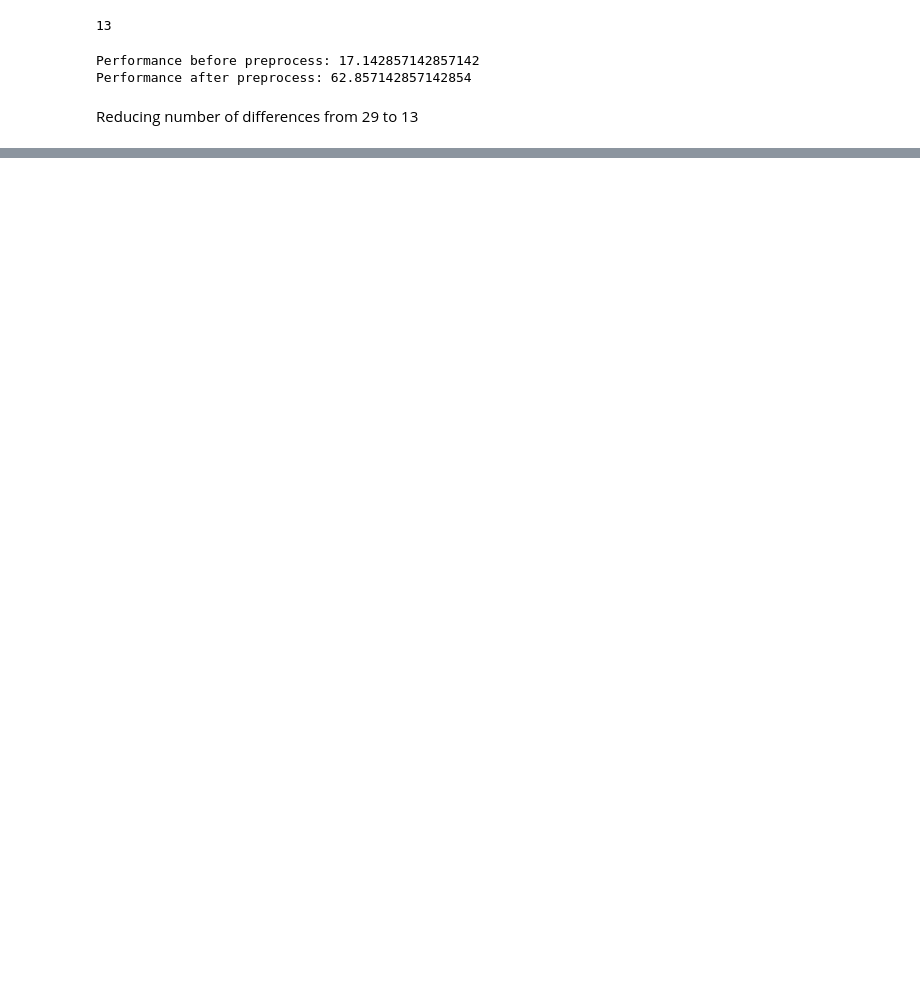
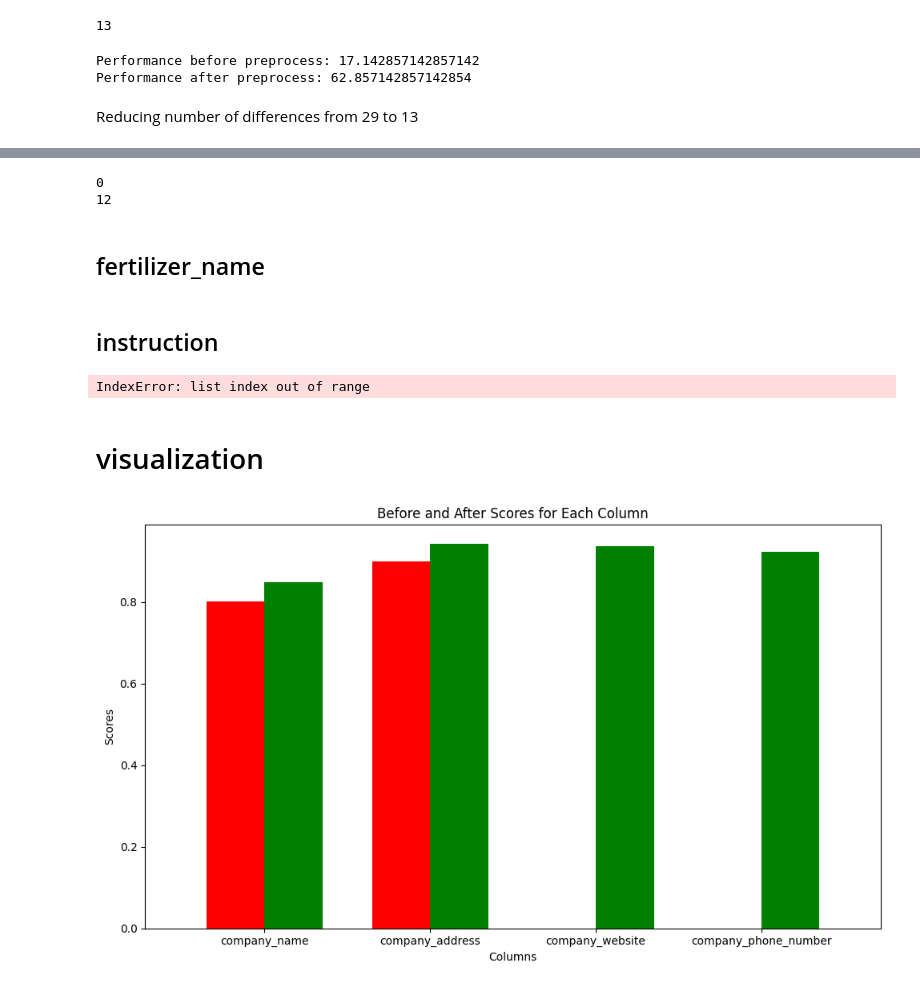
Before and after one commit to ai-cfia/fertiscan-pipeline, a Jupyter notebook: notebooks/metric.ipynb, the cells around one changed output, grey strips where cells are left out. Cells and saved outputs as stored; diff of their text form; code cells hidden in the pictures; blank space fills up the shorter version.

Commit message:
feat: add scores and visualization

```diff
--- a/notebooks/metric.ipynb
+++ b/notebooks/metric.ipynb
@@ -1190,0 +1287,2 @@ Reducing number of differences from 29 to 13
+# %%
+score_df = df_flatten.copy()
@@ -1190,0 +1385,15 @@ Reducing number of differences from 29 to 13
+# %%
+import phonenumbers
+
+def normalize_phone_number(phone, country='CA'):
+    try:
+        parsed = phonenumbers.parse(phone, country)
+        return phonenumbers.format_number(parsed, phonenumbers.PhoneNumberFormat.E164)
+    except phonenumbers.NumberParseException:
+        return phone
+
+score_df['expected_output_company_phone_number_normalized'] = score_df['expected_output_company_phone_number'].apply(normalize_phone_number)
+score_df['dspy_output_company_phone_number_normalized'] = score_df['dspy_output_company_phone_number'].apply(normalize_phone_number)
+
+score_df['company_phone_number_score_before'] = score_df.apply(lambda x: exact_match(x, 'expected_output_company_phone_number', 'dspy_output_company_phone_number'), axis=1)
+score_df['company_phone_number_score_after'] = score_df.apply(lambda x: exact_match(x, 'expected_output_company_phone_number_normalized', 'dspy_output_company_phone_number_normalized'), axis=1)
@@ -1190,0 +1412,62 @@ Reducing number of differences from 29 to 13
+# %%
+print(len(score_df[score_df['expected_output_company_phone_number'] == score_df['dspy_output_company_phone_number']]))
+print(len(score_df[score_df['expected_output_company_phone_number_normalized'] == score_df['dspy_output_company_phone_number_normalized']]))
+# %% [output]
+0
+12
+# %% [markdown]
+## fertilizer_name
+# %% [markdown]
+## instruction
+# %%
+# df_flatten_not_nan['cosine_similarity_sentence_transformer'] = df_flatten_not_nan.apply(lambda row: calc_cosine_similarity(model, row), axis=1)
+score_df['cosine_similarity_sentence_transformer_before'] = score_df.apply(lambda row: general_cosine(model, row['expected_output_instructions_en'], row['dspy_output_instructions_en']), axis=1)
+# %% [output]
+IndexError: list index out of range
+# %% [markdown]
+# visualization
+# %%
+import matplotlib.pyplot as plt
+import numpy as np
+import pandas as pd
+
+# Example DataFrame with before and after scores for each column
+data = {
+    'company_name': {'before': score_df['company_name_score_before'].mean(), 'after': score_df['company_name_score_after'].mean()},
+    'company_address': {'before': score_df['company_address_score_before'].mean(), 'after': score_df['company_address_score_after'].mean()},
+    'company_website': {'before': score_df['company_website_score_before'].mean(), 'after': score_df['company_website_score_after'].mean()},
+    'company_phone_number': {'before': score_df['company_phone_number_score_before'].mean(), 'after': score_df['company_phone_number_score_after'].mean()},
+}
+
+# Convert to a DataFrame
+df = pd.DataFrame(data)
+
+# Create the plot
+fig, ax = plt.subplots(figsize=(10, 6))
+
+# Set the positions for the bar plots
+x = np.arange(len(df.columns))  # Position for each column
+width = 0.35  # Width of the bars
+
+# Loop through the columns and plot before and after scores
+for i, column in enumerate(df.columns):
+    ax.bar(x[i] - width/2, df[column]['before'], width, label=f'{column} before', color='r')
+    ax.bar(x[i] + width/2, df[column]['after'], width, label=f'{column} after', color='g')
+
+# Set the X axis labels to be the column names
+ax.set_xticks(x)
+ax.set_xticklabels(df.columns)
+
+# Add labels and title
+ax.set_xlabel('Columns')
+ax.set_ylabel('Scores')
+ax.set_title('Before and After Scores for Each Column')
+
+# Add some space between groups of bars (optional)
+ax.margins(x=0.1)
+
+# Show the plot
+plt.tight_layout()
+plt.show()
+# %% [output]
+[figure, added]
```
Also changed, not shown: parts of 34 cells of this notebook.
